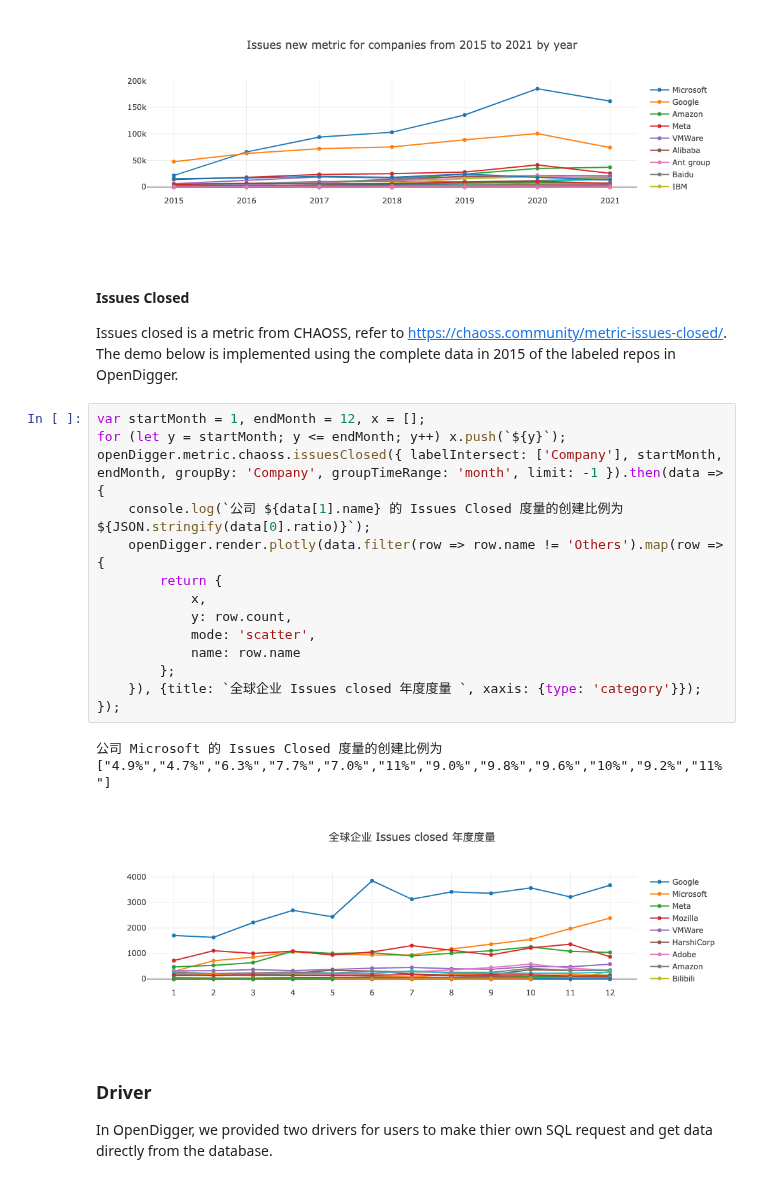
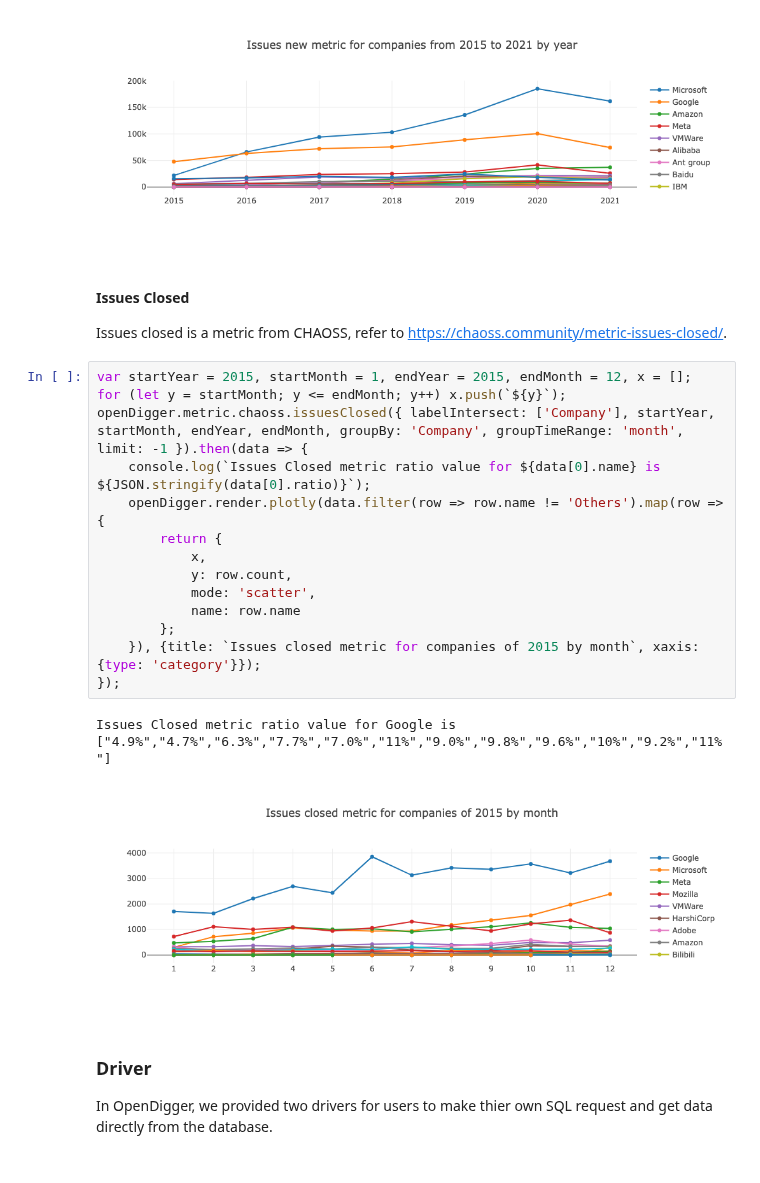
Before and after one commit to X-lab2017/open-digger, a Jupyter notebook: notebook/handbook.ipynb, the cells around one changed output. Drawn from its saved outputs; the diff is of its cells as text.

Commit message:
update issues_closed demo

```diff
--- a/notebook/handbook.ipynb
+++ b/notebook/handbook.ipynb
@@ -206,24 +206,23 @@ Issues New metric ratio value for Microsoft is ["2.8%","8.6%","12%","13%","18%",
 # %% [markdown]
 #### Issues Closed
 Issues closed is a metric from CHAOSS, refer to https://chaoss.community/metric-issues-closed/.
-The demo below is implemented using the complete data in 2015 of the labeled repos in OpenDigger.
 # %%
-var startMonth = 1, endMonth = 12, x = [];
+var startYear = 2015, startMonth = 1, endYear = 2015, endMonth = 12, x = [];
 for (let y = startMonth; y <= endMonth; y++) x.push(`${y}`);
-openDigger.metric.chaoss.issuesClosed({ labelIntersect: ['Company'], startMonth, endMonth, groupBy: 'Company', groupTimeRange: 'month', limit: -1 }).then(data => {
-    console.log(`公司 ${data[1].name} 的 Issues Closed 度量的创建比例为 ${JSON.stringify(data[0].ratio)}`);
+openDigger.metric.chaoss.issuesClosed({ labelIntersect: ['Company'], startYear, startMonth, endYear, endMonth, groupBy: 'Company', groupTimeRange: 'month', limit: -1 }).then(data => {
+    console.log(`Issues Closed metric ratio value for ${data[0].name} is ${JSON.stringify(data[0].ratio)}`);
     openDigger.render.plotly(data.filter(row => row.name != 'Others').map(row => {
         return {
             x,
             y: row.count,
             mode: 'scatter',
             name: row.name
         };
-    }), {title: `全球企业 Issues closed 年度度量 `, xaxis: {type: 'category'}});
+    }), {title: `Issues closed metric for companies of 2015 by month`, xaxis: {type: 'category'}});
 });
 # %% [output]
-公司 Microsoft 的 Issues Closed 度量的创建比例为 ["4.9%","4.7%","6.3%","7.7%","7.0%","11%","9.0%","9.8%","9.6%","10%","9.2%","11%"]
+Issues Closed metric ratio value for Google is ["4.9%","4.7%","6.3%","7.7%","7.0%","11%","9.0%","9.8%","9.6%","10%","9.2%","11%"]
-[figure, old version]
+[figure, new version]
 # %% [markdown]
 ### Driver
 
```
Also changed, not shown: parts of 1 cell of this notebook, 1 other file.
